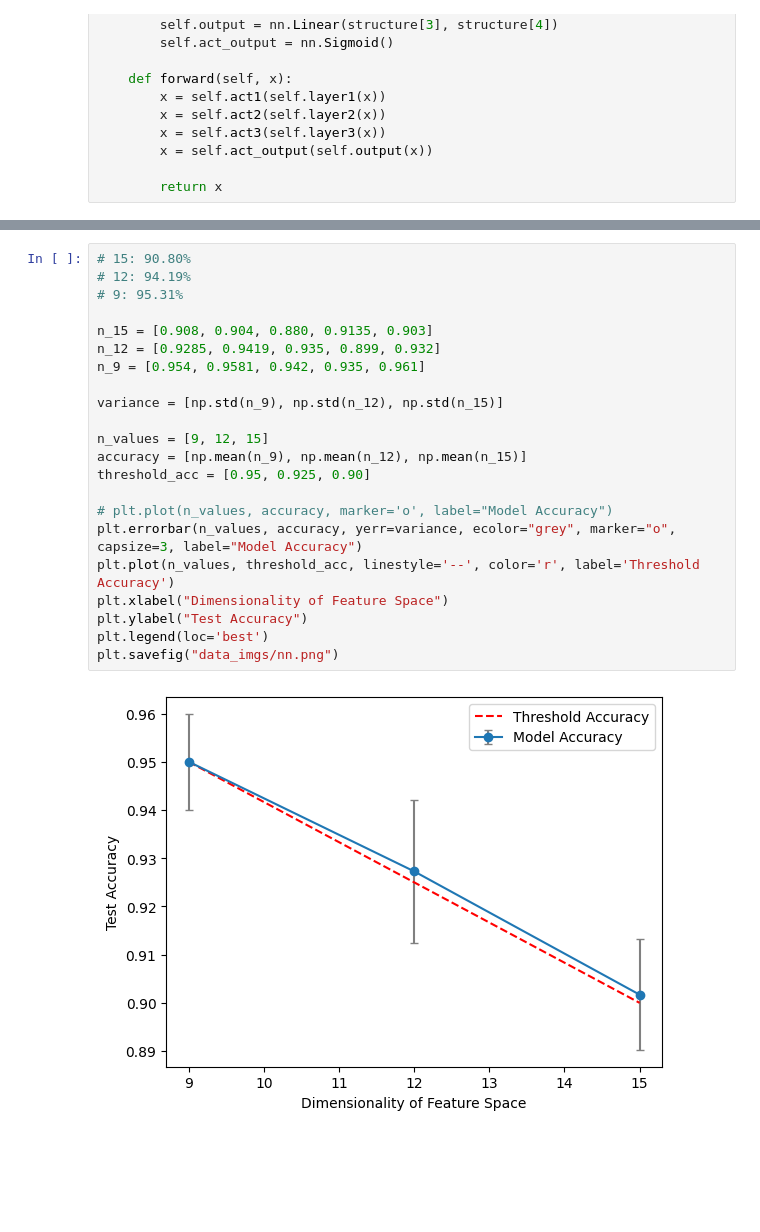
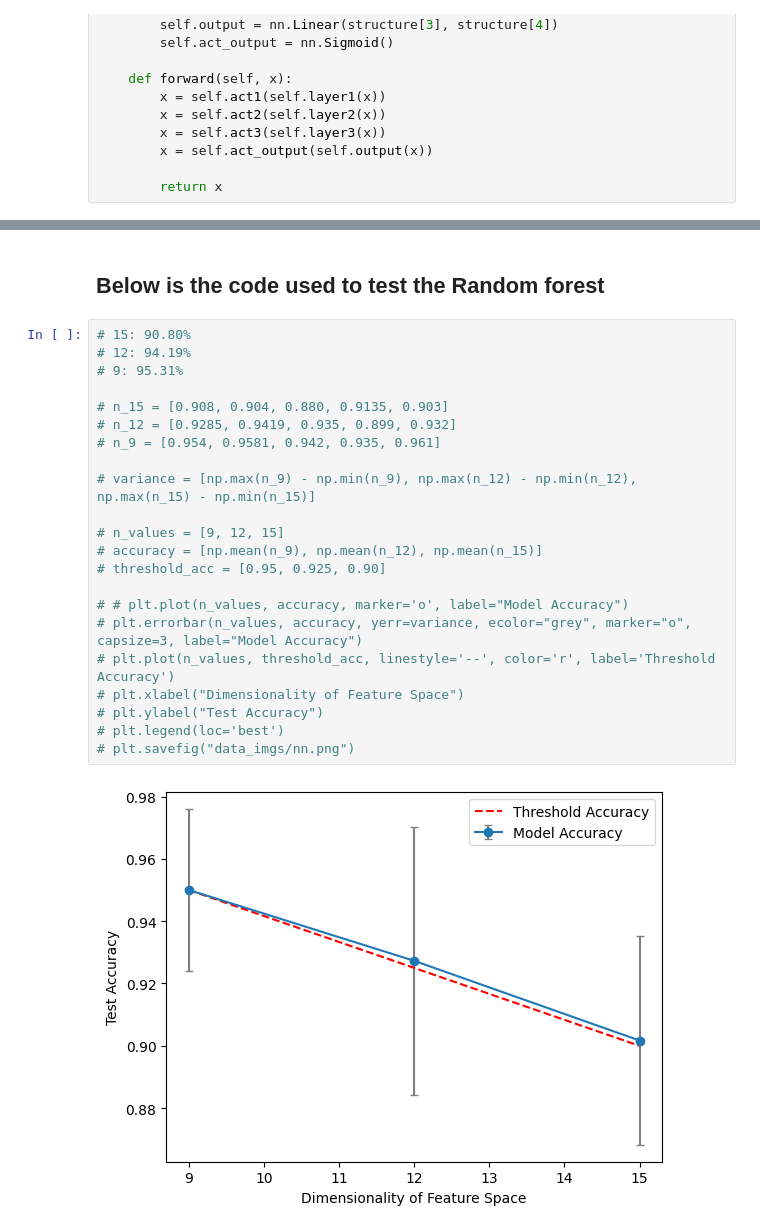
Before and after one commit to KevinGnanaraj/Kryptonite-N, a Jupyter notebook: main.ipynb, the cells around one changed output, grey strips where cells are left out. Cells and saved outputs as stored; diff of their text form; blank space fills up the shorter version.

```diff
--- a/main.ipynb
+++ b/main.ipynb
@@ -190,27 +192,29 @@ torch.Size([10000, 1])
+# %% [markdown]
+## Below is the code used to test the Random forest
 # %%
 # 15: 90.80%
 # 12: 94.19%
 # 9: 95.31%
 
-n_15 = [0.908, 0.904, 0.880, 0.9135, 0.903]
-n_12 = [0.9285, 0.9419, 0.935, 0.899, 0.932]
-n_9 = [0.954, 0.9581, 0.942, 0.935, 0.961]
+# n_15 = [0.908, 0.904, 0.880, 0.9135, 0.903]
+# n_12 = [0.9285, 0.9419, 0.935, 0.899, 0.932]
+# n_9 = [0.954, 0.9581, 0.942, 0.935, 0.961]
 
-variance = [np.std(n_9), np.std(n_12), np.std(n_15)]
+# variance = [np.max(n_9) - np.min(n_9), np.max(n_12) - np.min(n_12), np.max(n_15) - np.min(n_15)]
 
-n_values = [9, 12, 15]
-accuracy = [np.mean(n_9), np.mean(n_12), np.mean(n_15)]
-threshold_acc = [0.95, 0.925, 0.90]
+# n_values = [9, 12, 15]
+# accuracy = [np.mean(n_9), np.mean(n_12), np.mean(n_15)]
+# threshold_acc = [0.95, 0.925, 0.90]
 
-# plt.plot(n_values, accuracy, marker='o', label="Model Accuracy")
-plt.errorbar(n_values, accuracy, yerr=variance, ecolor="grey", marker="o", capsize=3, label="Model Accuracy")
-plt.plot(n_values, threshold_acc, linestyle='--', color='r', label='Threshold Accuracy')
-plt.xlabel("Dimensionality of Feature Space")
-plt.ylabel("Test Accuracy")
-plt.legend(loc='best')
-plt.savefig("data_imgs/nn.png")
+# # plt.plot(n_values, accuracy, marker='o', label="Model Accuracy")
+# plt.errorbar(n_values, accuracy, yerr=variance, ecolor="grey", marker="o", capsize=3, label="Model Accuracy")
+# plt.plot(n_values, threshold_acc, linestyle='--', color='r', label='Threshold Accuracy')
+# plt.xlabel("Dimensionality of Feature Space")
+# plt.ylabel("Test Accuracy")
+# plt.legend(loc='best')
+# plt.savefig("data_imgs/nn.png")
 # %% [output]
-[figure, old version]
+[figure, new version]
 # %%
 # Data investigation:
 
```
Also changed, not shown: parts of 5 cells of this notebook, 1 other file.
